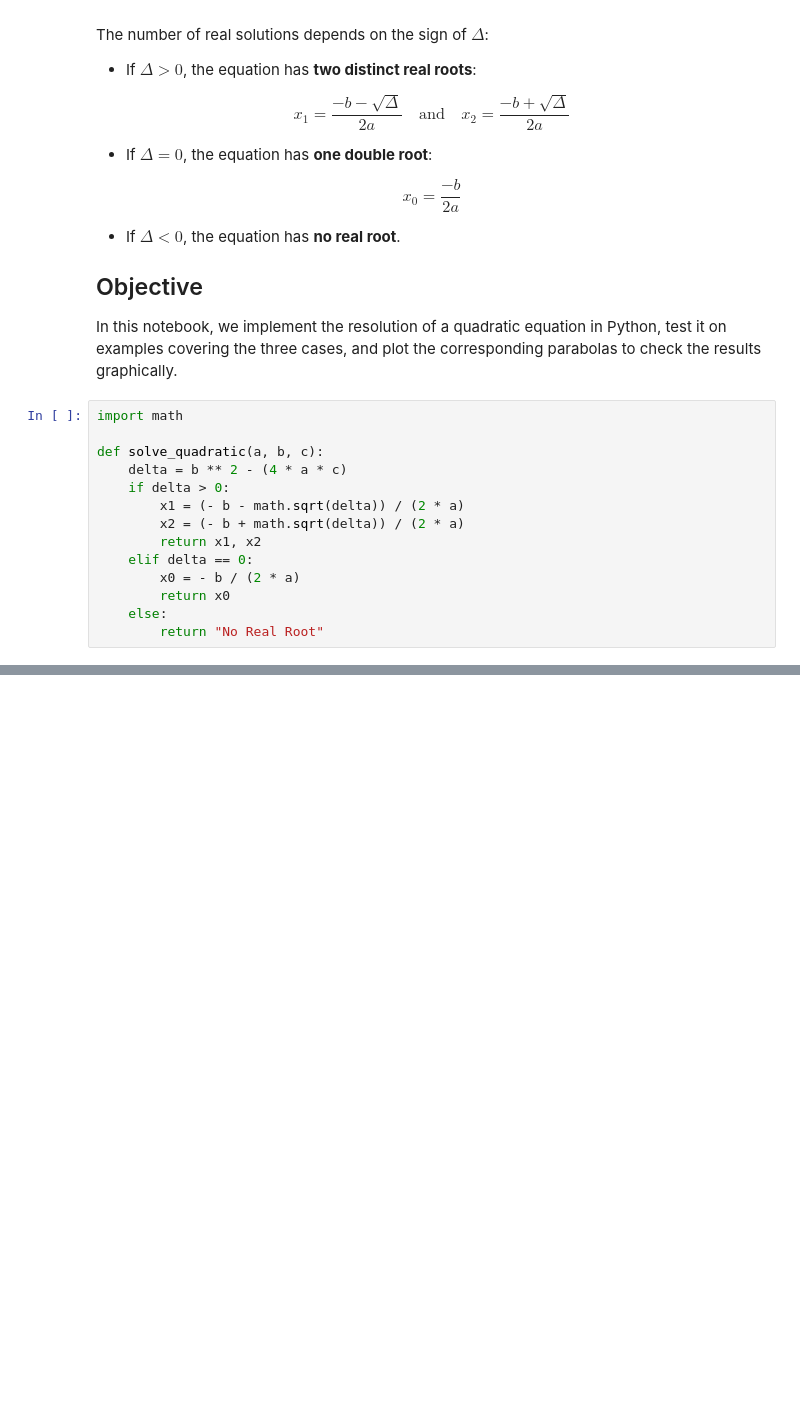
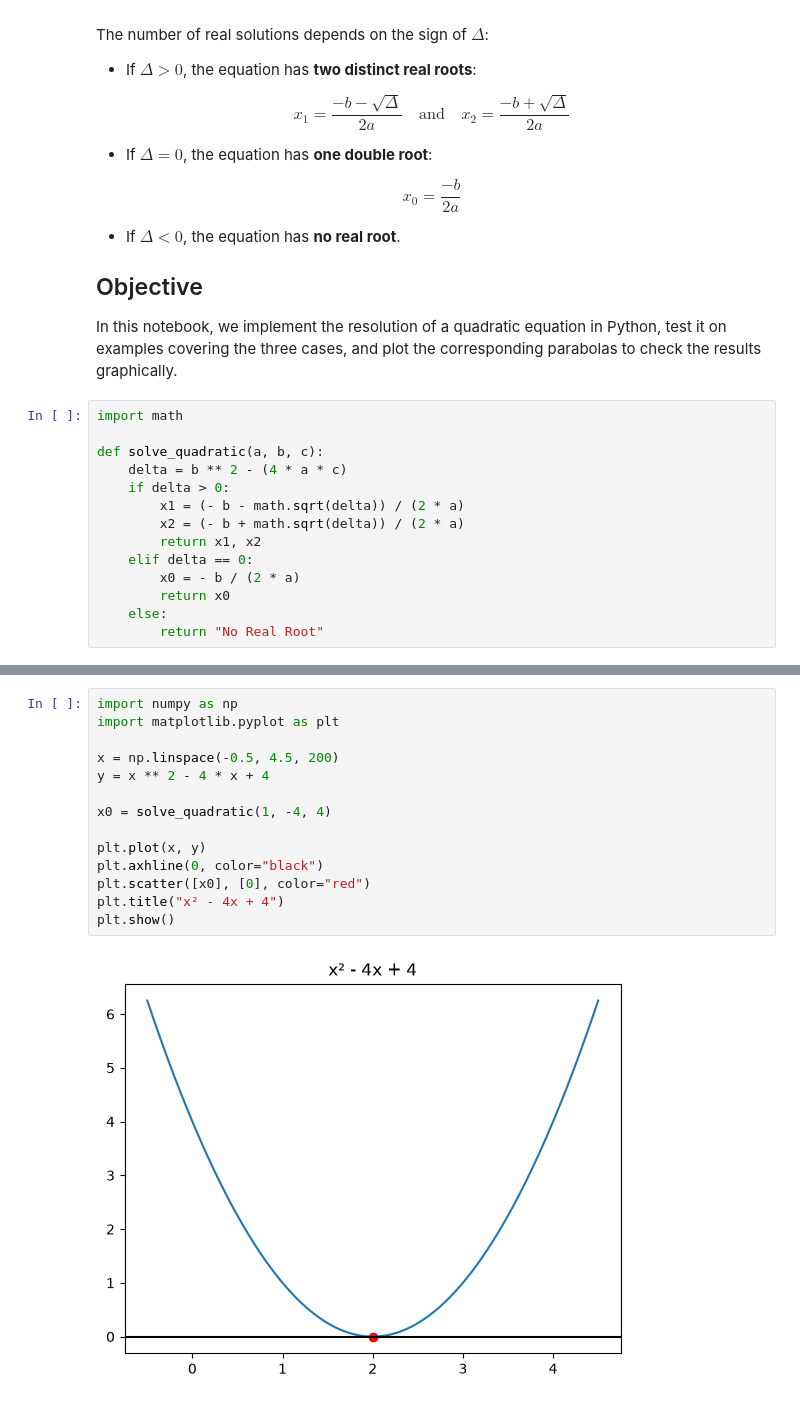
Before and after one commit to Ryzeko0/math-with-python, a Jupyter notebook: 01_quadratic_equations/quadratic_equations.ipynb, the cells around one changed output, grey strips where cells are left out. Saved outputs shown, nothing was run; the diff lists cells and outputs as text; blank space fills up the shorter version.

```diff
--- a/01_quadratic_equations/quadratic_equations.ipynb
+++ b/01_quadratic_equations/quadratic_equations.ipynb
@@ -42,0 +71,16 @@ def solve_quadratic(a, b, c):
+# %%
+import numpy as np
+import matplotlib.pyplot as plt
+
+x = np.linspace(-0.5, 4.5, 200)
+y = x ** 2 - 4 * x + 4
+
+x0 = solve_quadratic(1, -4, 4)
+
+plt.plot(x, y)
+plt.axhline(0, color="black")
+plt.scatter([x0], [0], color="red")
+plt.title("x² - 4x + 4")
+plt.show()
+# %% [output]
+[figure, added]
```
Also changed, not shown: parts of 6 cells of this notebook.
